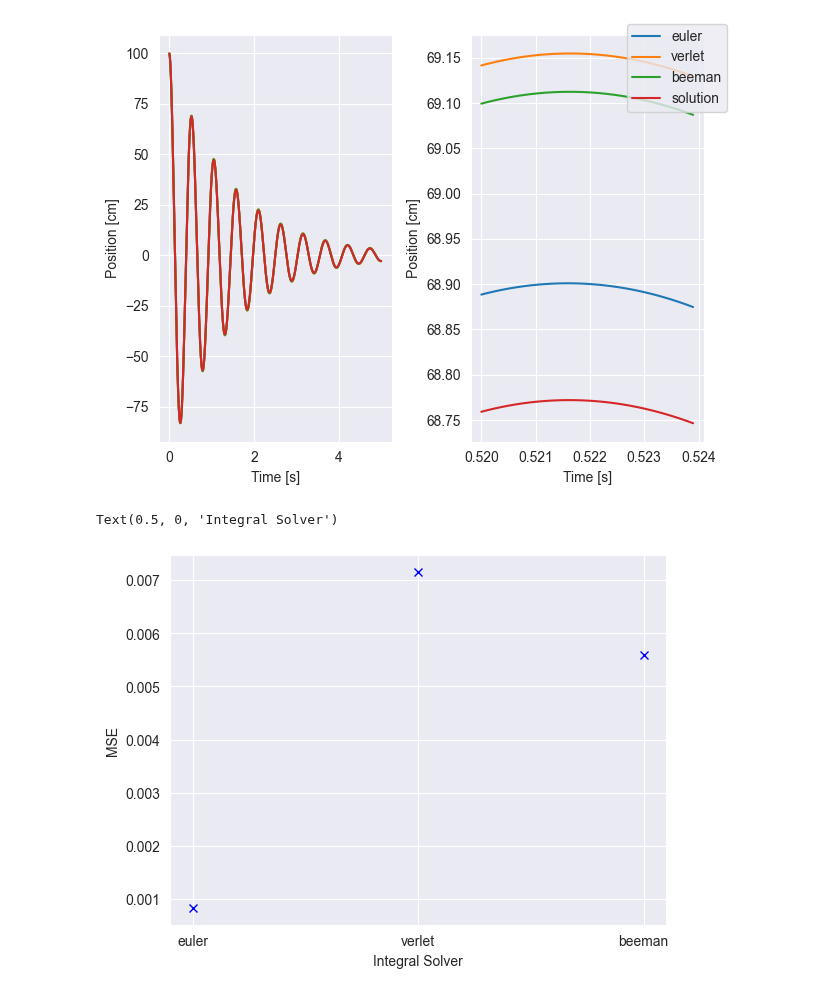
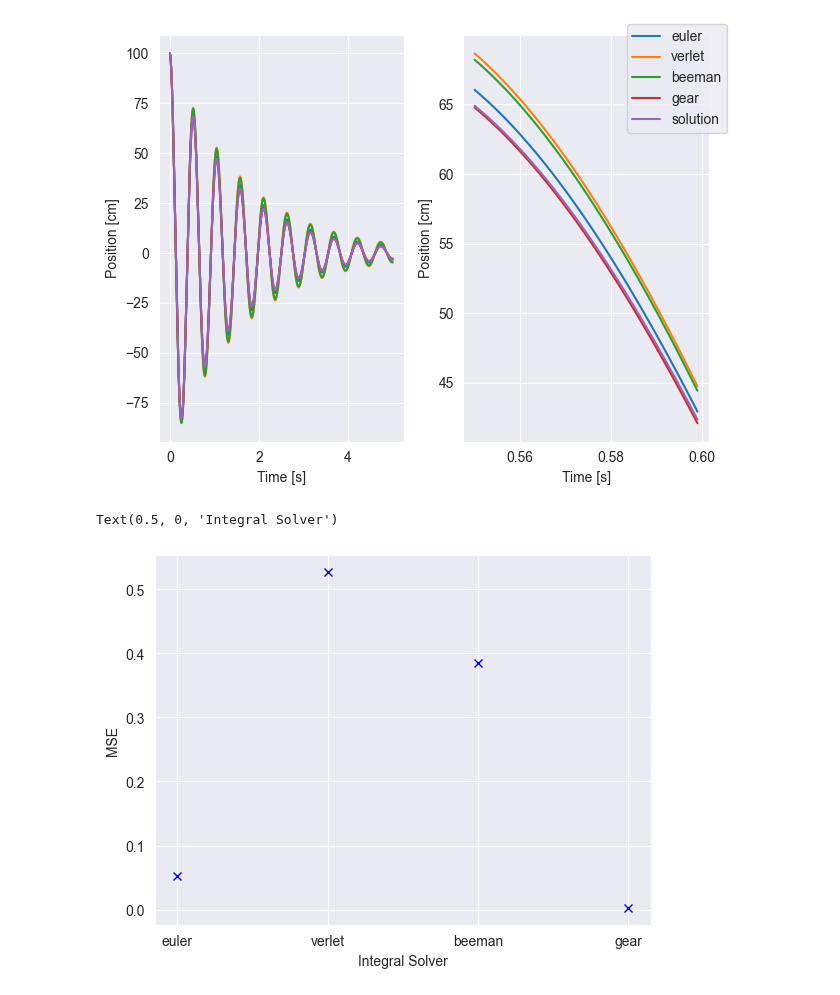
Before and after one commit to shadad00/Simulacion-de-sistemas, a Jupyter notebook: notebooks/TP4.ipynb, the cells around one changed output. Saved outputs shown, nothing was run; the diff lists cells and outputs as text; code cells hidden in the pictures.

Commit message:
Gear5 solver

```diff
--- a/notebooks/TP4.ipynb
+++ b/notebooks/TP4.ipynb
@@ -15,8 +15,8 @@ sns.set_style('darkgrid')
 def springEquation(t):
         return 100 * exp( -(100/(2 * 70)) * t) * cos( sqrt( (10**4 / 70) - (100**2 / (4 * 70**2))) * t)
 
-def getSolution(dt):
-    t = np.arange(0, 5, dt)
+def getSolution(final_time, dt):
+    t = np.arange(0, final_time, dt)
     rx = np.vectorize(springEquation)(t)
     df = pd.DataFrame({"time": t, "rx": rx})
     return df.set_index("time")
@@ -37,8 +37,10 @@ def get_simulation_data(df):
      }
 # %%
 BASE_PATH = '../tp4/out/spring/csv/'
-euler = pd.read_csv(f"{BASE_PATH}/EulerSimpleSolver_dt1.0e-04.csv", index_col="time", delimiter=",")
-verlet = pd.read_csv(f"{BASE_PATH}/VerletOriginalSolver_dt1.0e-04.csv", index_col="time", delimiter=",")
-beeman = pd.read_csv(f"{BASE_PATH}/BeemanSolver_dt1.0e-04.csv", index_col="time", delimiter=",")
-solution = getSolution(1e-4)
-solvers = [euler, verlet, beeman]
+euler = pd.read_csv(f"{BASE_PATH}/EulerSimpleSolver_dt1.0e-03.csv", index_col="time", delimiter=",")
+verlet = pd.read_csv(f"{BASE_PATH}/VerletOriginalSolver_dt1.0e-03.csv", index_col="time", delimiter=",")
+beeman = pd.read_csv(f"{BASE_PATH}/BeemanSolver_dt1.0e-03.csv", index_col="time", delimiter=",")
+gear = pd.read_csv(f"{BASE_PATH}/GearPredictorOrder5_dt1.0e-03.csv", index_col="time", delimiter=",")
+solution = getSolution(5, 1e-3)
+solvers = [euler, verlet, beeman, gear]
+gear
@@ -45,31 +62,33 @@ solvers = [euler, verlet, beeman]
 # %%
 fig, (ax1, ax2) = plt.subplots(1, 2)
 ax1.plot(euler["rx"], label="euler")
 ax1.plot(verlet["rx"], label="verlet")
 ax1.plot(beeman["rx"], label="beeman")
+ax1.plot(gear["rx"], label="gear")
 ax1.plot(solution["rx"], label="solution")
 ax1.set_ylabel("Position [cm]")
 ax1.set_xlabel("Time [s]")
 fig.legend()
 
-zr = np.arange(5200, 5240)
+zr = np.arange(550, 600)
 ax2.plot(euler["rx"].iloc[zr], label="euler")
 ax2.plot(verlet["rx"].iloc[zr], label="verlet")
 ax2.plot(beeman["rx"].iloc[zr], label="beeman")
+ax2.plot(gear["rx"].iloc[zr], label="gear")
 ax2.plot(solution["rx"].iloc[zr], label="solution")
 ax2.set_ylabel("Position [cm]")
 ax2.set_xlabel("Time [s]")
 
 fig.tight_layout()
 # %% [output]
-[figure, old version]
+[figure, new version]
 # %%
 errors = [mse(solver["rx"], solution["rx"]) for solver in solvers]
 
 fig, ax = plt.subplots()
-ax.plot(["euler", "verlet", "beeman"], errors, "xb")
+ax.plot(["euler", "verlet", "beeman", "gear"], errors, "xb")
 ax.set_ylabel("MSE")
 ax.set_xlabel("Integral Solver")
 # %% [output]
 Text(0.5, 0, 'Integral Solver')
-[figure, old version]
+[figure, new version]
```
Also changed, not shown: parts of 1 cell of this notebook, 4 other files.
